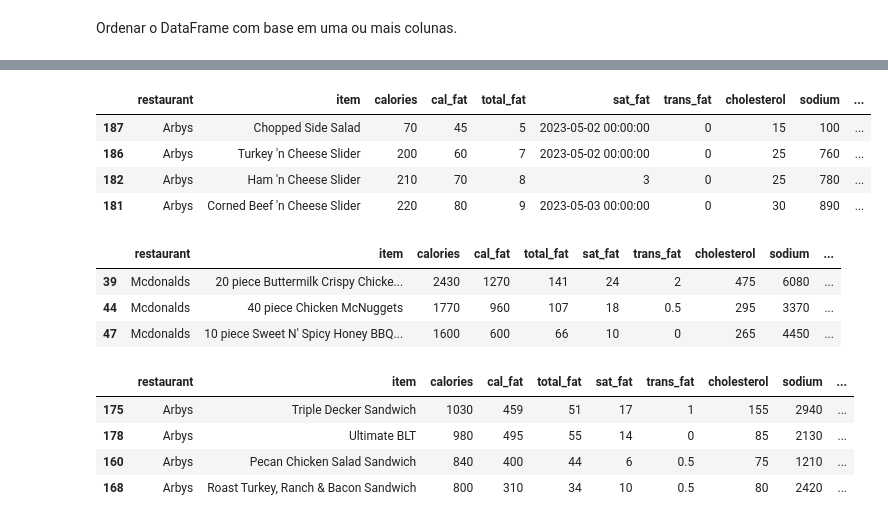
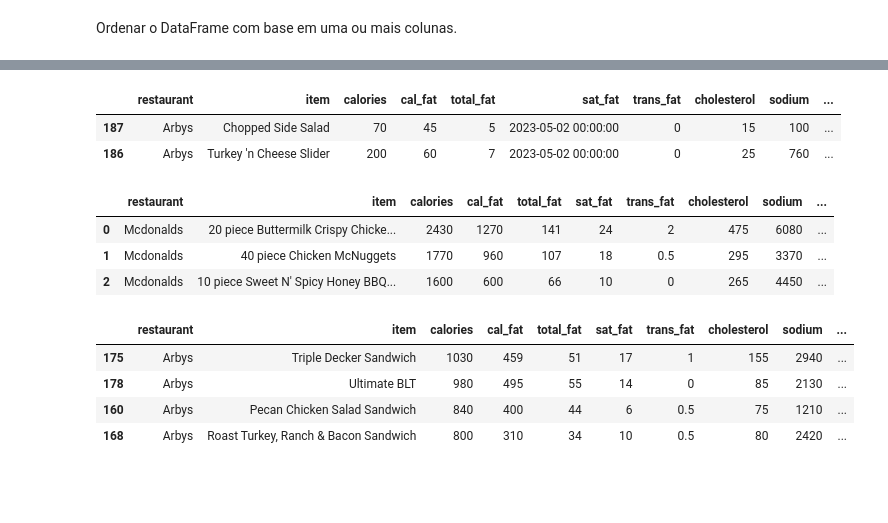
Before and after one commit to TgdaAlmeida/aula_coderhouse, a Jupyter notebook: CURSO_CODER/Aula10.ipynb, the cells around one changed output, grey strips where cells are left out. Saved outputs shown, nothing was run; the diff lists cells and outputs as text; code cells hidden in the pictures; blank space fills up the shorter version.

```diff
--- a/CURSO_CODER/Aula10.ipynb
+++ b/CURSO_CODER/Aula10.ipynb
@@ -97,16 +181,14 @@ Ordenar o DataFrame com base em uma ou mais colunas.
 # %%
-fastfood.sort_values(['restaurant', 'calories']).head(4)
+fastfood.sort_values(['restaurant', 'calories']).head(2)
 # %% [output]
 |  | restaurant | item | calories | cal_fat | total_fat | sat_fat | trans_fat | cholesterol | sodium | ... |
 | 187 | Arbys | Chopped Side Salad | 70 | 45 | 5 | 2023-05-02 00:00:00 | 0 | 15 | 100 | ... |
 | 186 | Arbys | Turkey 'n Cheese Slider | 200 | 60 | 7 | 2023-05-02 00:00:00 | 0 | 25 | 760 | ... |
-| 182 | Arbys | Ham 'n Cheese Slider | 210 | 70 | 8 | 3 | 0 | 25 | 780 | ... |
-| 181 | Arbys | Corned Beef 'n Cheese Slider | 220 | 80 | 9 | 2023-05-03 00:00:00 | 0 | 30 | 890 | ... |
 # %%
-fastfood.sort_values('calories', ascending = False).head(3) #ordenas do maior pro menor
+fastfood.sort_values('calories', ascending = False, ignore_index = True).head(3) #ordenas do maior pro menor
 # %% [output]
 |  | restaurant | item | calories | cal_fat | total_fat | sat_fat | trans_fat | cholesterol | sodium | ... |
-| 39 | Mcdonalds | 20 piece Buttermilk Crispy Chicke... | 2430 | 1270 | 141 | 24 | 2 | 475 | 6080 | ... |
-| 44 | Mcdonalds | 40 piece Chicken McNuggets | 1770 | 960 | 107 | 18 | 0.5 | 295 | 3370 | ... |
-| 47 | Mcdonalds | 10 piece Sweet N' Spicy Honey BBQ... | 1600 | 600 | 66 | 10 | 0 | 265 | 4450 | ... |
+| 0 | Mcdonalds | 20 piece Buttermilk Crispy Chicke... | 2430 | 1270 | 141 | 24 | 2 | 475 | 6080 | ... |
+| 1 | Mcdonalds | 40 piece Chicken McNuggets | 1770 | 960 | 107 | 18 | 0.5 | 295 | 3370 | ... |
+| 2 | Mcdonalds | 10 piece Sweet N' Spicy Honey BBQ... | 1600 | 600 | 66 | 10 | 0 | 265 | 4450 | ... |
 # %%
```
Also changed, not shown: parts of 12 cells of this notebook, 3 other files.
